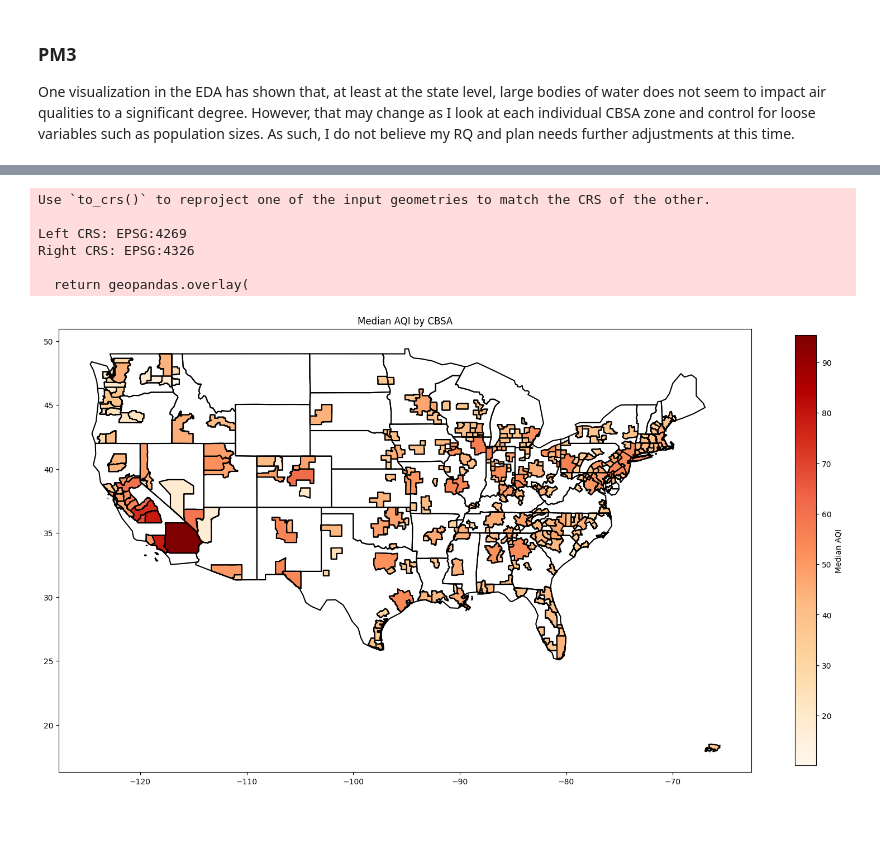
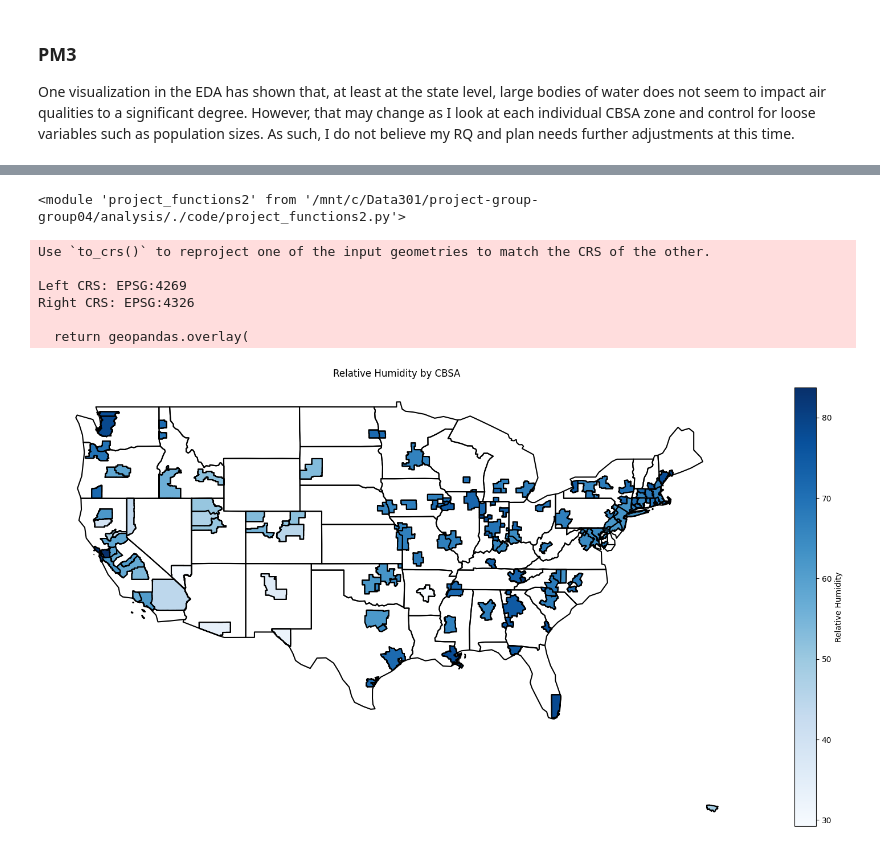
Before and after one commit to ubco-W2022T2-data301/project-group-group04, a Jupyter notebook: analysis/analysis2.ipynb, the cells around one changed output, grey strips where cells are left out. Saved outputs shown, nothing was run; the diff lists cells and outputs as text; code cells hidden in the pictures; blank space fills up the shorter version.

Commit message:
Completed PM4 (#13)
- Slight Adjustments to Questions
- Changed Visualizations
- Drafted analysis

```diff
--- a/analysis/analysis2.ipynb
+++ b/analysis/analysis2.ipynb
@@ -127,13 +52,19 @@ sns.barplot(data=eda, y="Median AQI", x="Landlocked", orient='v')
+# %%
+__import__("importlib").reload(pf)
+# %% [output]
+<module 'project_functions2' from '/mnt/c/Data301/project-group-group04/analysis/./code/project_functions2.py'>
 # %%
 shapedata: gpd.GeoDataFrame = gpd.read_file(gplt.datasets.get_path("contiguous_usa"))
-mappoly = mapcon.overlay(shapedata, how="union")
+df = pf.processing()
+mappoly = pf.mapprep(df[df['Parameter Name'] == "Relative Humidity "]).overlay(shapedata, how="union")
 ax = mappoly.boundary.plot(figsize=(20, 20), color="black")
-mappoly.plot(ax=ax, column="Median AQI", cmap="OrRd", legend=True, legend_kwds={'label': "Median AQI", 'shrink': 0.5}).title.set_text("Median AQI by CBSA")
+ax.set_axis_off()
+mappoly.plot(ax = ax, column="Arithmetic Mean", cmap="Blues", legend=True, legend_kwds={'label': "Relative Humidity", 'shrink': 0.5}).title.set_text("Relative Humidity by CBSA")
 # %% [output]
 Use `to_crs()` to reproject one of the input geometries to match the CRS of the other.
 
 Left CRS: EPSG:4269
 Right CRS: EPSG:4326
 
   return geopandas.overlay(
-[figure, old version]
+[figure, new version]
```
Also changed, not shown: parts of 28 cells of this notebook, 1 other file.
